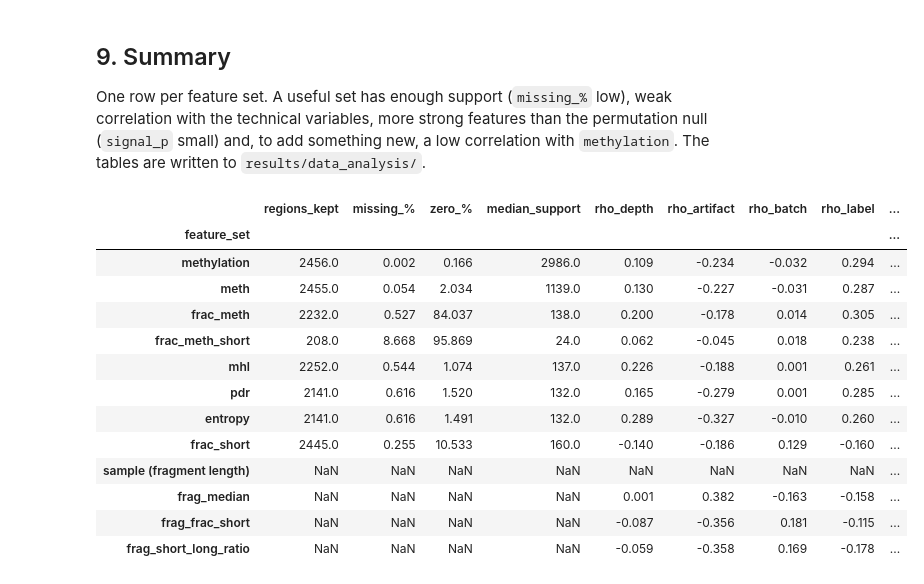
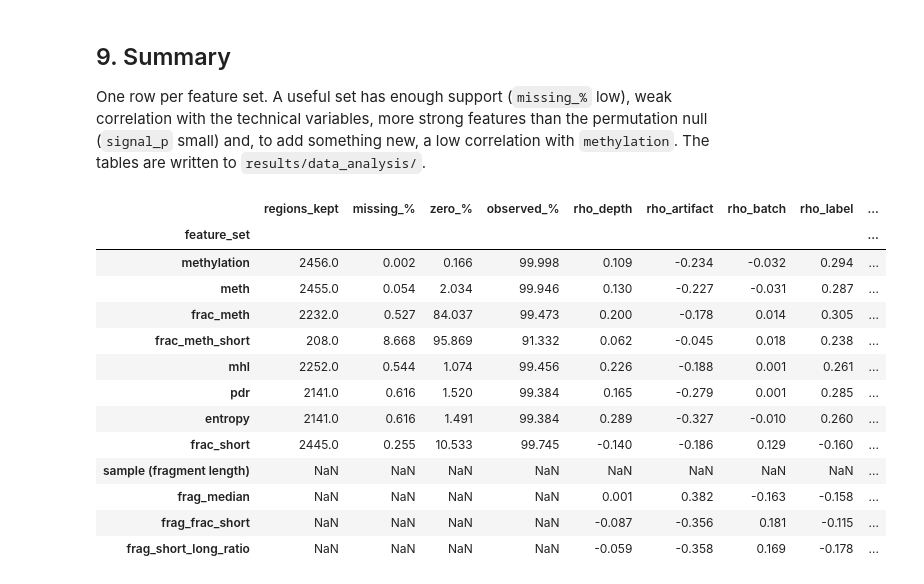
Before and after one commit to sadeghetemad/ctdna-methylation-ml, a Jupyter notebook: notebooks/data_analysis.ipynb, the cells around one changed output. Cells and saved outputs as stored; diff of their text form; code cells hidden in the pictures.

```diff
--- a/notebooks/data_analysis.ipynb
+++ b/notebooks/data_analysis.ipynb
@@ -35,8 +35,7 @@ warnings.filterwarnings("ignore", category=RuntimeWarning)
 
 SEED = 42
 ROOT = Path.cwd() if (Path.cwd() / "scripts").exists() else Path.cwd().parent
-DATA_DIR = ROOT / "notebooks/data/nfcore_full"
-FEATURES_DIR = ROOT / "features/nfcore"
+DATA_DIR = ROOT / "data/ml_dataset/nfcore"
 OUT_DIR = ROOT / "results/data_analysis"
 OUT_DIR.mkdir(parents=True, exist_ok=True)
 
@@ -162,21 +161,11 @@ plt.show()
 # %%
-SUPPORT = {name: v["support"] for name, v in info["read_feature_sets"].items()}
-
-
-def support_matrix(count):
-    # Fragment counts behind a read-level feature, written by step 05
-    df = pd.read_csv(FEATURES_DIR / f"{info['cohort']}_read_{count}.tsv", sep="\t")
-    return df.set_index("sample_id").drop(columns=["run_id", "ml_label"]).loc[y.index]
-
-
 rows = []
 for name, M in SETS.items():
     v = M.to_numpy().ravel()
     v = v[~np.isnan(v)]
-    support = coverage if name == "methylation" else support_matrix(SUPPORT[name])
     rows.append({"feature_set": name, "regions_kept": M.shape[1], "missing_%": M.isna().mean().mean() * 100,
                  "zero_%": (v == 0).mean() * 100, "median": np.median(v), "p95": np.percentile(v, 95),
-                 "median_support": np.nanmedian(support[M.columns].to_numpy())})
+                 "observed_%": M.notna().mean().mean() * 100})
 quality = pd.DataFrame(rows).set_index("feature_set")
 print(f"Regions kept in X_methylation: {X.shape[1]} of {len(regions)}; "
       f"samples with > 1% missing regions: {(X.isna().mean(axis=1) > 0.01).sum()}")
@@ -566,34 +555,34 @@ variables, more strong features than the permutation null (`signal_p` small) and
 correlation with `methylation`. The tables are written to `results/data_analysis/`.
 # %%
 summary = (
-    quality[["regions_kept", "missing_%", "zero_%", "median_support"]]
+    quality[["regions_kept", "missing_%", "zero_%", "observed_%"]]
     .join(confounding[["rho_depth", "rho_artifact", "rho_batch", "rho_label"]], how="outer")
     .join(redundancy["methylation"].rename("rho_vs_methylation"), how="left")
     .join(signal[["strong_observed", "strong_null_mean", "signal_p"]], how="outer")
 )
 summary = summary.loc[[i for i in [*SETS, "sample (fragment length)", *X_sample.columns] if i in summary.index]]
 
 covariates.to_csv(OUT_DIR / "covariates.tsv", sep="\t")
 quality.to_csv(OUT_DIR / "quality.tsv", sep="\t")
 confounding.to_csv(OUT_DIR / "confounding.tsv", sep="\t")
 diff.to_csv(OUT_DIR / "region_differences.tsv", sep="\t")
 pc_table.to_csv(OUT_DIR / "pca.tsv", sep="\t")
 by_batch.to_csv(OUT_DIR / "region_auc_by_batch.tsv", sep="\t")
 redundancy.to_csv(OUT_DIR / "redundancy.tsv", sep="\t")
 signal.to_csv(OUT_DIR / "univariate_signal.tsv", sep="\t")
 summary.to_csv(OUT_DIR / "feature_set_summary.tsv", sep="\t")
 summary.round(3)
 # %% [output]
-|  | regions_kept | missing_% | zero_% | median_support | rho_depth | rho_artifact | rho_batch | rho_label | ... |
+|  | regions_kept | missing_% | zero_% | observed_% | rho_depth | rho_artifact | rho_batch | rho_label | ... |
 | feature_set |  |  |  |  |  |  |  |  | ... |
-| methylation | 2456.0 | 0.002 | 0.166 | 2986.0 | 0.109 | -0.234 | -0.032 | 0.294 | ... |
-| meth | 2455.0 | 0.054 | 2.034 | 1139.0 | 0.130 | -0.227 | -0.031 | 0.287 | ... |
-| frac_meth | 2232.0 | 0.527 | 84.037 | 138.0 | 0.200 | -0.178 | 0.014 | 0.305 | ... |
-| frac_meth_short | 208.0 | 8.668 | 95.869 | 24.0 | 0.062 | -0.045 | 0.018 | 0.238 | ... |
-| mhl | 2252.0 | 0.544 | 1.074 | 137.0 | 0.226 | -0.188 | 0.001 | 0.261 | ... |
-| pdr | 2141.0 | 0.616 | 1.520 | 132.0 | 0.165 | -0.279 | 0.001 | 0.285 | ... |
-| entropy | 2141.0 | 0.616 | 1.491 | 132.0 | 0.289 | -0.327 | -0.010 | 0.260 | ... |
-| frac_short | 2445.0 | 0.255 | 10.533 | 160.0 | -0.140 | -0.186 | 0.129 | -0.160 | ... |
+| methylation | 2456.0 | 0.002 | 0.166 | 99.998 | 0.109 | -0.234 | -0.032 | 0.294 | ... |
+| meth | 2455.0 | 0.054 | 2.034 | 99.946 | 0.130 | -0.227 | -0.031 | 0.287 | ... |
+| frac_meth | 2232.0 | 0.527 | 84.037 | 99.473 | 0.200 | -0.178 | 0.014 | 0.305 | ... |
+| frac_meth_short | 208.0 | 8.668 | 95.869 | 91.332 | 0.062 | -0.045 | 0.018 | 0.238 | ... |
+| mhl | 2252.0 | 0.544 | 1.074 | 99.456 | 0.226 | -0.188 | 0.001 | 0.261 | ... |
+| pdr | 2141.0 | 0.616 | 1.520 | 99.384 | 0.165 | -0.279 | 0.001 | 0.285 | ... |
+| entropy | 2141.0 | 0.616 | 1.491 | 99.384 | 0.289 | -0.327 | -0.010 | 0.260 | ... |
+| frac_short | 2445.0 | 0.255 | 10.533 | 99.745 | -0.140 | -0.186 | 0.129 | -0.160 | ... |
 | sample (fragment length) | NaN | NaN | NaN | NaN | NaN | NaN | NaN | NaN | ... |
 | frag_median | NaN | NaN | NaN | NaN | 0.001 | 0.382 | -0.163 | -0.158 | ... |
 | frag_frac_short | NaN | NaN | NaN | NaN | -0.087 | -0.356 | 0.181 | -0.115 | ... |
```
Also changed, not shown: parts of 3 cells of this notebook, 8 other files.
